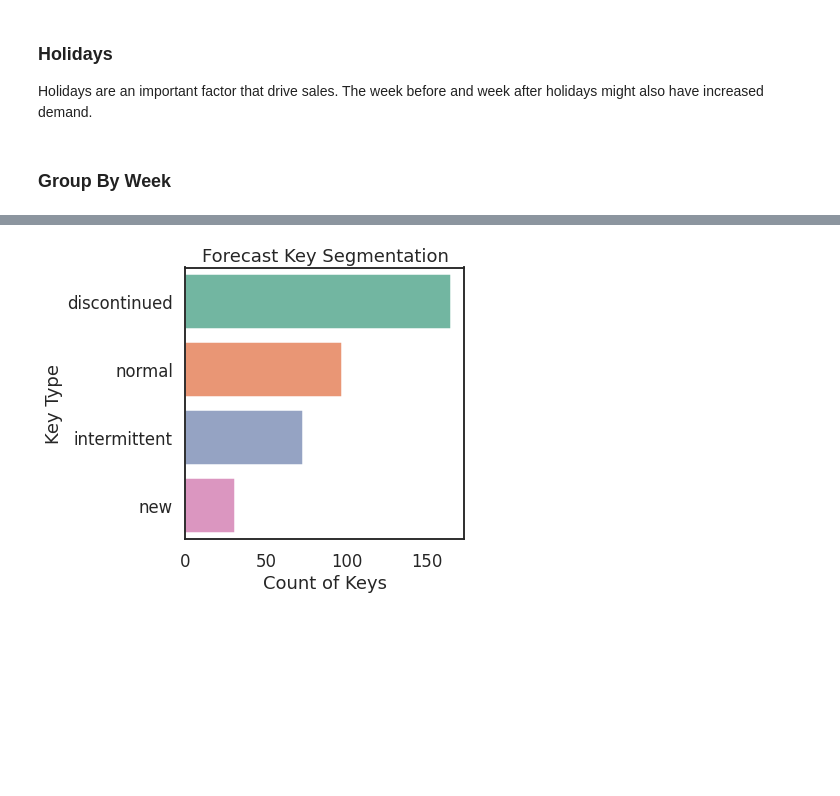
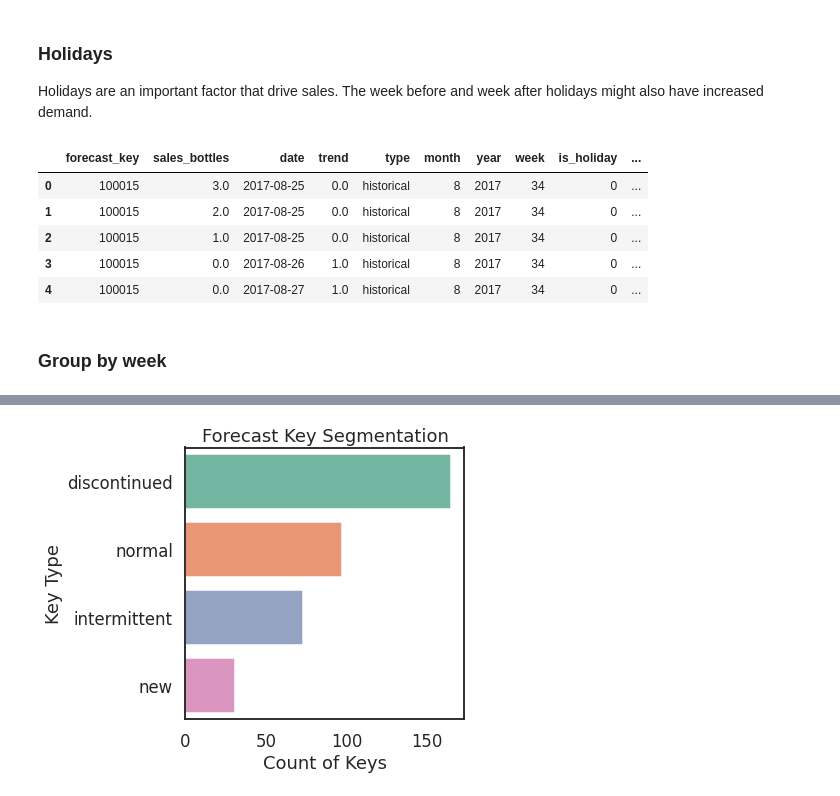
Before and after one commit to vjacobsen/Liquor-Sales-Inventory-Forecast, a Jupyter notebook: Liquor_Sales_Forecast.ipynb, the cells around one changed output, grey strips where cells are left out. Saved outputs shown, nothing was run; the diff lists cells and outputs as text; code cells hidden in the pictures; blank space fills up the shorter version.

```diff
--- a/Liquor_Sales_Forecast.ipynb
+++ b/Liquor_Sales_Forecast.ipynb
@@ -206,17 +240,31 @@ Holidays are an important factor that drive sales. The week before and week afte
 # %%
 import holidays
 
 # US holiday dictionary
 us_holidays = holidays.UnitedStates()
 
 # Is day a holiday?
 sales_data['is_holiday'] = [date in us_holidays for date in sales_data['date']]
 sales_data['is_holiday'] = sales_data['is_holiday'].astype(int)
 
 # Is week before a holiday?
 sales_data['week_before_holiday'] = [date in us_holidays for date in (sales_data['date']-np.timedelta64(1,'W'))]
 sales_data['week_before_holiday'] = sales_data['week_before_holiday'].astype(int)
 
 # Is week after a holiday?
 sales_data['week_after_holiday'] = [date in us_holidays for date in (sales_data['date']+np.timedelta64(1,'W'))]
 sales_data['week_after_holiday'] = sales_data['week_after_holiday'].astype(int)
+
+# Convert int64 cols to str
+sales_data = pd.concat([sales_data.select_dtypes(exclude=['int']),
+                        sales_data.select_dtypes(include=['int']).astype(str)],
+                       axis=1)
+
+sales_data.head()
+# %% [output]
+|  | forecast_key | sales_bottles | date | trend | type | month | year | week | is_holiday | ... |
+| 0 | 100015 | 3.0 | 2017-08-25 | 0.0 | historical | 8 | 2017 | 34 | 0 | ... |
+| 1 | 100015 | 2.0 | 2017-08-25 | 0.0 | historical | 8 | 2017 | 34 | 0 | ... |
+| 2 | 100015 | 1.0 | 2017-08-25 | 0.0 | historical | 8 | 2017 | 34 | 0 | ... |
+| 3 | 100015 | 0.0 | 2017-08-26 | 1.0 | historical | 8 | 2017 | 34 | 0 | ... |
+| 4 | 100015 | 0.0 | 2017-08-27 | 1.0 | historical | 8 | 2017 | 34 | 0 | ... |
@@ -228,2 +271,2 @@ sales_data = pd.concat([sales_data.select_dtypes(exclude=['int']),
 # %% [markdown]
-### Group By Week
+### Group by week
```
Also changed, not shown: parts of 33 cells of this notebook.
